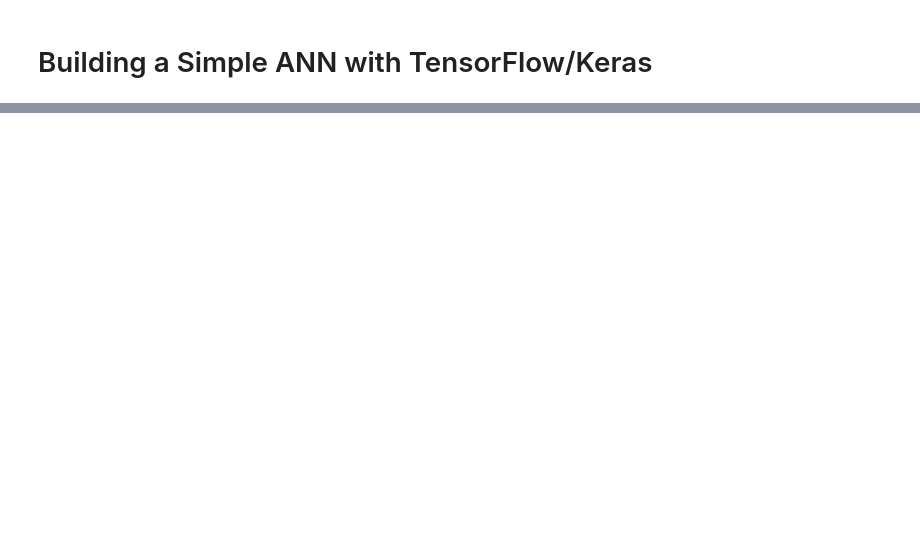
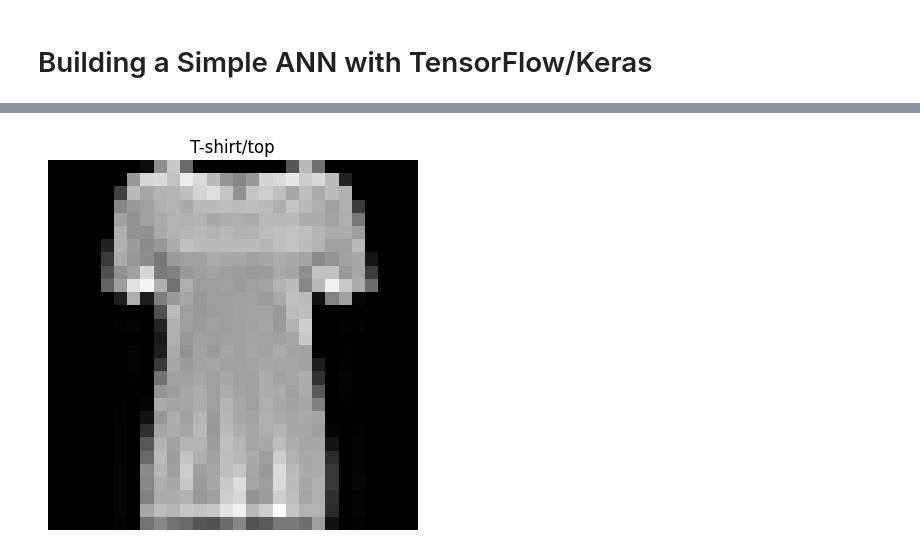
Before and after one commit to AIBauchi/AIBauchi-Computer-Vision-Bootcamp, a Jupyter notebook: Week3/day2/3.2.0-Training_ANN.ipynb, the cells around one changed output, grey strips where cells are left out. Saved outputs shown, nothing was run; the diff lists cells and outputs as text; code cells hidden in the pictures; blank space fills up the shorter version.

```diff
--- a/Week3/day2/3.2.0-Training_ANN.ipynb
+++ b/Week3/day2/3.2.0-Training_ANN.ipynb
@@ -108,3 +170,12 @@ className = {0 :'T-shirt/top',
               7: 'Sneaker',
               8: 'Bag',
               9: 'Ankle boot'}
+# %%
+num = 10
+
+plt.imshow(X_train[num], cmap='gray')
+plt.title(className[y_train[num]])
+plt.axis('off')
+plt.show()
+# %% [output]
+[figure, added]
```
Also changed, not shown: parts of 29 cells of this notebook, 1 other file.
